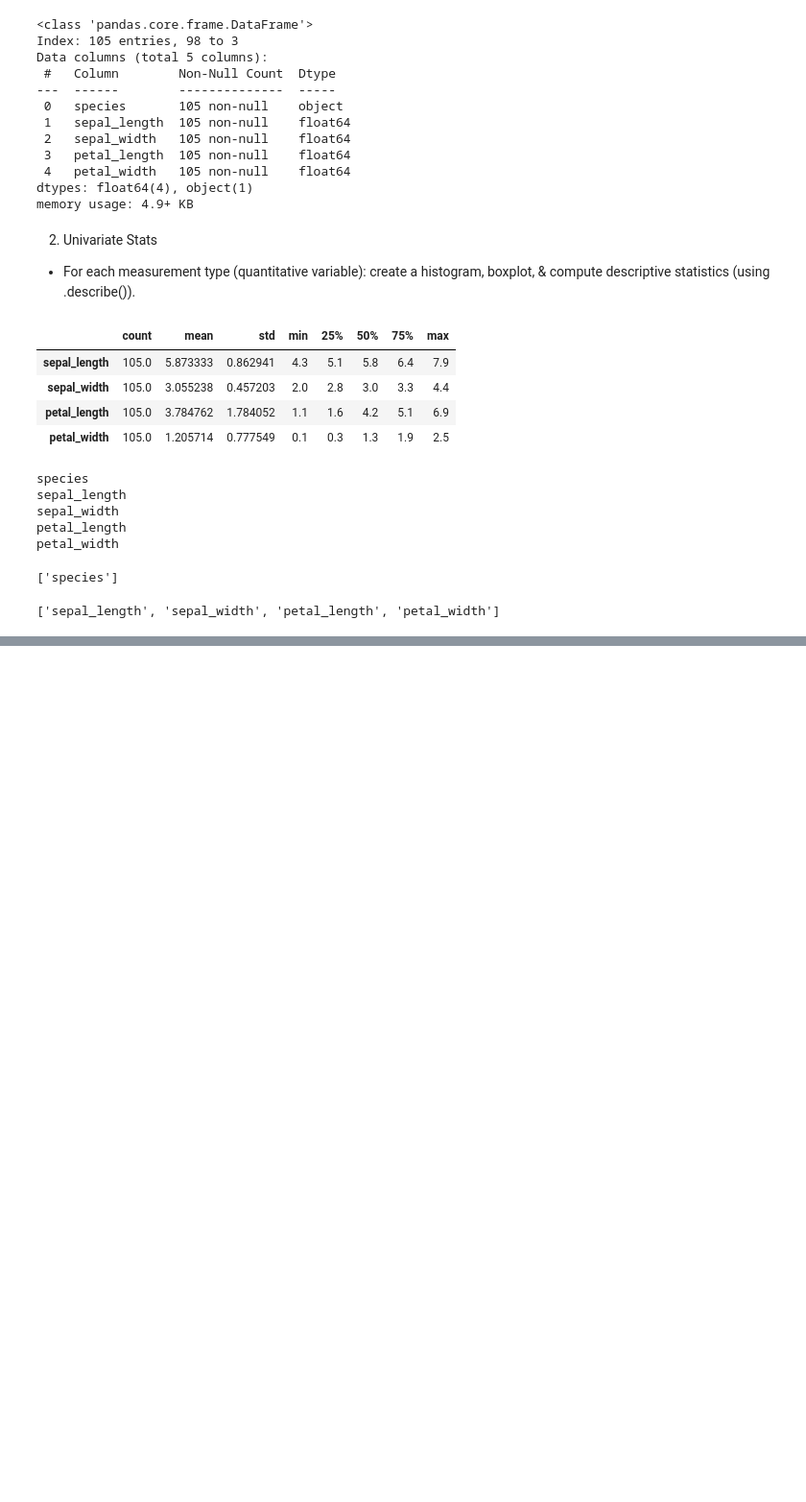
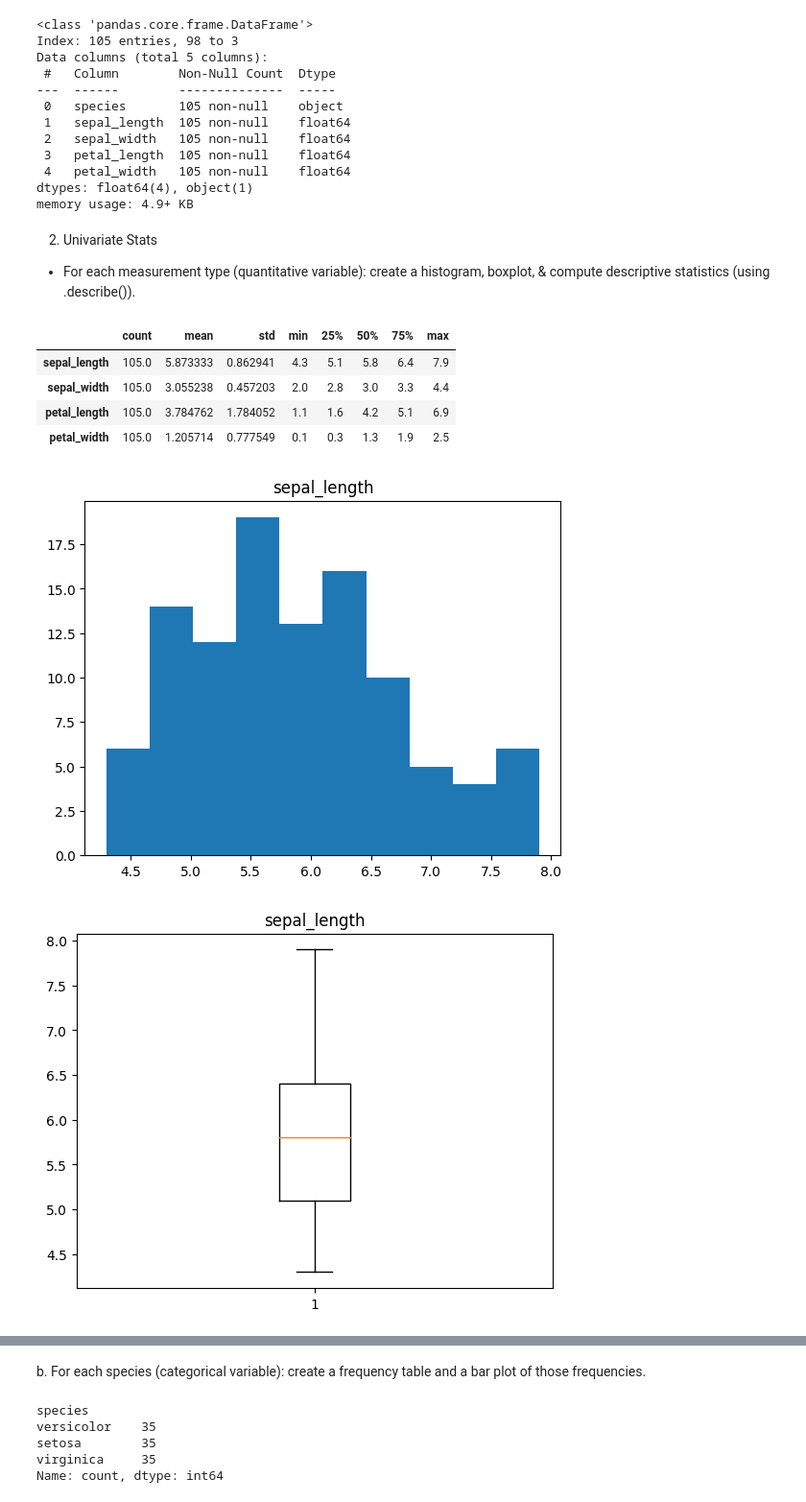
Before and after one commit to NISHAKUNWAR053/classification-exercises, a Jupyter notebook: Exploratory.ipynb, the cells around one changed output, grey strips where cells are left out. Shown at 96% size. Saved outputs shown, nothing was run; the diff lists cells and outputs as text; code cells hidden in the pictures; blank space fills up the shorter version.

```diff
--- a/Exploratory.ipynb
+++ b/Exploratory.ipynb
@@ -78,33 +78,17 @@ train_iris.describe().T
 | sepal_width | 105.0 | 3.055238 | 0.457203 | 2.0 | 2.8 | 3.0 | 3.3 | 4.4 |
 | petal_length | 105.0 | 3.784762 | 1.784052 | 1.1 | 1.6 | 4.2 | 5.1 | 6.9 |
 | petal_width | 105.0 | 1.205714 | 0.777549 | 0.1 | 0.3 | 1.3 | 1.9 | 2.5 |
-# %%
-#for categorical variables
-col_cat = []
-# for numeric variables
-col_num = []
-
-for col in train_iris.columns:
-    print(col)
-
-    if train_iris[col].dtype == '0':
-        col_cat.append(col)
-    else:
-        if len(train_iris[col].unique()) < 4: #making anything less then 4 unique variable to categorical)
-            col_cat.append(col)
-        else:
-            col_num.append(col)
-# %% [output]
-species
-sepal_length
-sepal_width
-petal_length
-petal_width
-# %%
-col_cat
-# %% [output]
-['species']
-# %%
-col_num
-# %% [output]
-['sepal_length', 'sepal_width', 'petal_length', 'petal_width']
+# %%
+# plot numeric values
+num_col = train_iris.columns[[train_iris[col].dtypes == 'float64' for col in train_iris.columns]]
+# %%
+for col in num_col:
+    plt.hist(train_iris[col])
+    plt.title(col)
+    plt.show()
+    plt.boxplot(train_iris[col])
+    plt.title(col)
+    plt.show()
+# %% [output]
+[figure, added]
+[figure, added]
@@ -110,0 +101,10 @@ col_num
+# %% [markdown]
+b. For each species (categorical variable): create a frequency table and a bar plot of those frequencies.
+# %%
+train_iris.species.value_counts()
+# %% [output]
+species
+versicolor    35
+setosa        35
+virginica     35
+Name: count, dtype: int64
```
Also changed, not shown: parts of 28 cells of this notebook.
